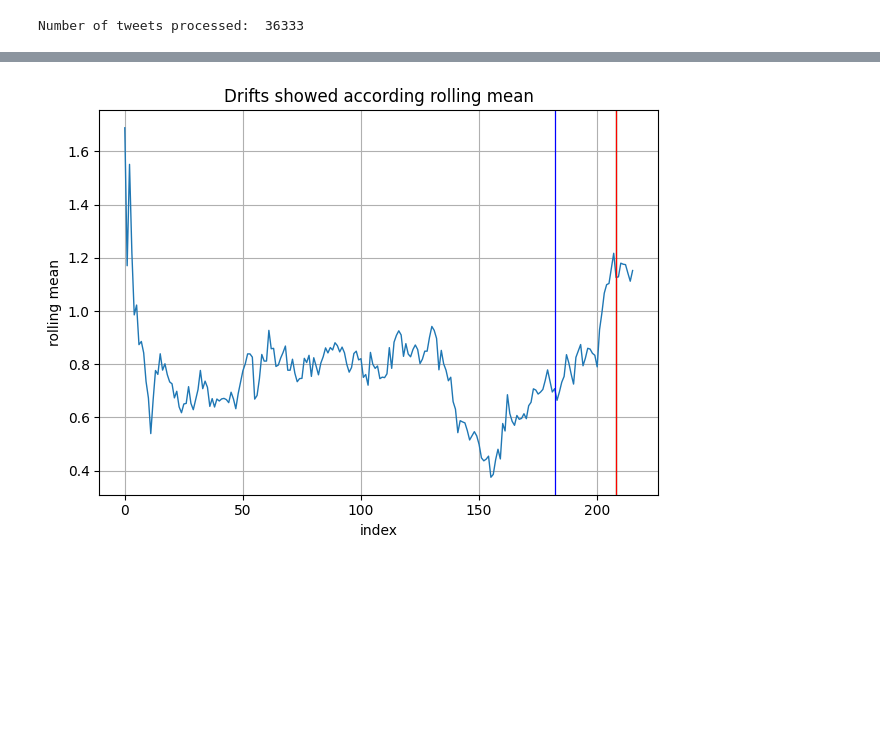
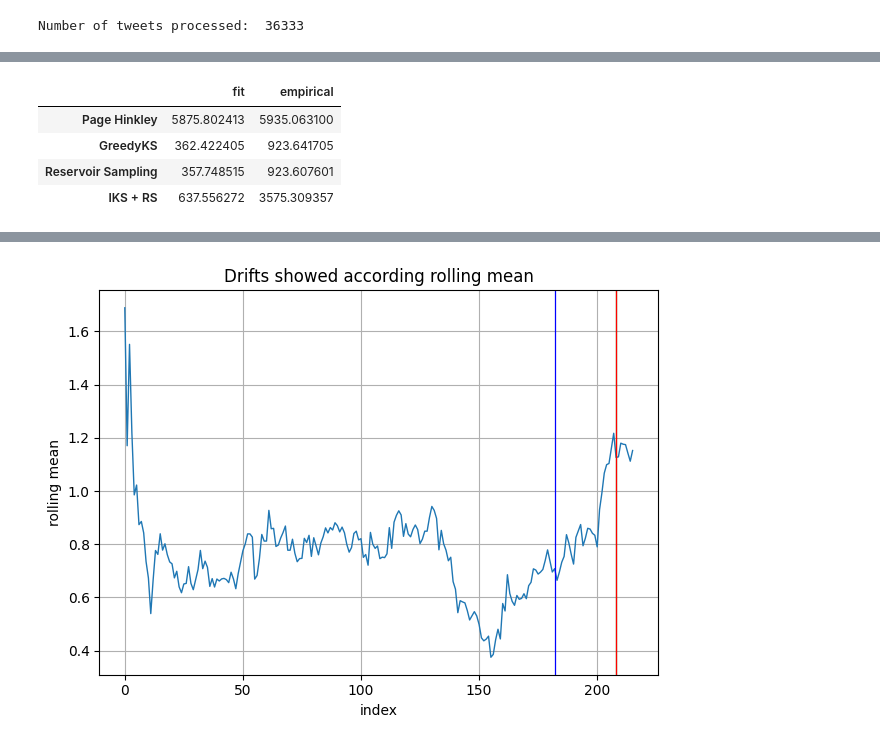
Before and after one commit to thalistdg/TCC, a Jupyter notebook: src/detect_drifts.ipynb, the cells around one changed output, grey strips where cells are left out. Saved outputs shown, nothing was run; the diff lists cells and outputs as text; code cells hidden in the pictures; blank space fills up the shorter version.

```diff
--- a/src/detect_drifts.ipynb
+++ b/src/detect_drifts.ipynb
@@ -115,0 +58,9 @@ Number of tweets processed:  36333
+# %%
+# pd.DataFrame([results_dtw['fit']], columns=list(results_dtw['fit'].keys()))
+pd.DataFrame(results_dtw)
+# %% [output]
+|  | fit | empirical |
+| Page Hinkley | 5875.802413 | 5935.063100 |
+| GreedyKS | 362.422405 | 923.641705 |
+| Reservoir Sampling | 357.748515 | 923.607601 |
+| IKS + RS | 637.556272 | 3575.309357 |
```
Also changed, not shown: parts of 7 cells of this notebook, 1 other file.
